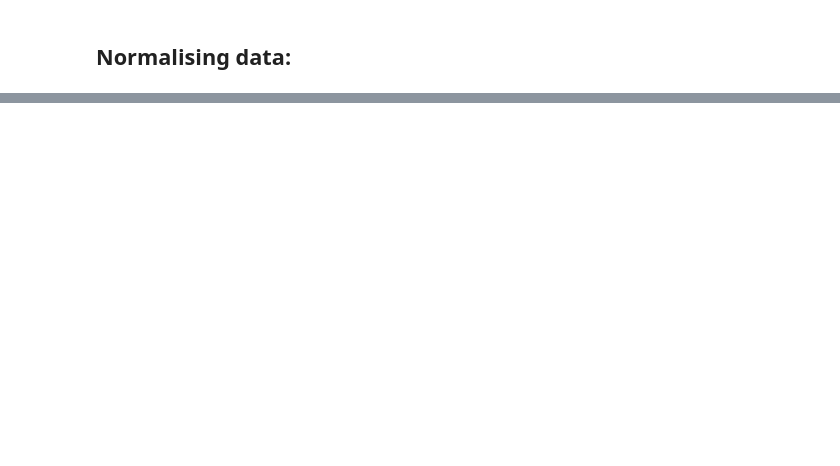
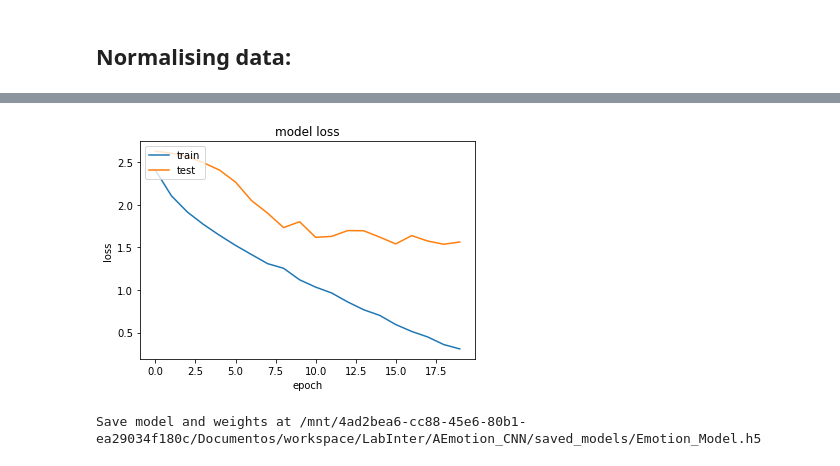
Before and after one commit to TulioChiodi/AEmotion, a Jupyter notebook: Baseline_Model_Playground.ipynb, the cells around one changed output, grey strips where cells are left out. Drawn from its saved outputs; the diff is of its cells as text; code cells hidden in the pictures; blank space fills up the shorter version.

```diff
--- a/Baseline_Model_Playground.ipynb
+++ b/Baseline_Model_Playground.ipynb
@@ -211,0 +294,32 @@ outfile.close()
+# %%
+# New model
+model = Sequential()
+model.add(Conv1D(256, 8, padding='same',input_shape=(X_train.shape[1],1)))  # X_train.shape[1] = No. of Columns
+model.add(Activation('relu'))
+model.add(Conv1D(256, 8, padding='same'))
+model.add(BatchNormalization())
+model.add(Activation('relu'))
+model.add(Dropout(0.25))
+model.add(MaxPooling1D(pool_size=(8)))
+model.add(Conv1D(128, 8, padding='same'))
+model.add(Activation('relu'))
+model.add(Conv1D(128, 8, padding='same'))
+model.add(Activation('relu'))
+model.add(Conv1D(128, 8, padding='same'))
+model.add(Activation('relu'))
+model.add(Conv1D(128, 8, padding='same'))
+model.add(BatchNormalization())
+model.add(Activation('relu'))
+model.add(Dropout(0.25))
+model.add(MaxPooling1D(pool_size=(8)))
+model.add(Conv1D(64, 8, padding='same'))
+model.add(Activation('relu'))
+model.add(Conv1D(64, 8, padding='same'))
+model.add(Activation('relu'))
+model.add(Flatten())
+model.add(Dense(14)) # Target class number
+model.add(Activation('softmax'))
+# opt = keras.optimizers.SGD(lr=0.0001, momentum=0.0, decay=0.0, nesterov=False)
+opt = keras.optimizers.Adam(lr=0.0001)
+# opt = keras.optimizers.rmsprop(lr=0.00001, decay=1e-6)
+model.summary()
@@ -211,0 +344,3 @@ outfile.close()
+# %%
+model.compile(loss='categorical_crossentropy', optimizer=opt, metrics=['accuracy'])
+model_history=model.fit(X_train, y_train, batch_size=16, epochs=20, validation_data=(X_test, y_test))
@@ -211,0 +365,27 @@ outfile.close()
+# %%
+plt.plot(model_history.history['loss'])
+plt.plot(model_history.history['val_loss'])
+plt.title('model loss')
+plt.ylabel('loss')
+plt.xlabel('epoch')
+plt.legend(['train', 'test'], loc='upper left')
+plt.show()
+# %% [output]
+[figure, added]
+# %%
+# Save model and weights
+model_name = 'Emotion_Model.h5'
+save_dir = os.path.join(os.getcwd(), 'saved_models')
+
+if not os.path.isdir(save_dir):
+    os.makedirs(save_dir)
+model_path = os.path.join(save_dir, model_name)
+model.save(model_path)
+print('Save model and weights at %s ' % model_path)
+
+# Save the model to disk
+model_json = model.to_json()
+with open("model_json.json", "w") as json_file:
+    json_file.write(model_json)
+# %% [output]
+Save model and weights at /mnt/4ad2bea6-cc88-45e6-80b1-ea29034f180c/Documentos/workspace/LabInter/AEmotion_CNN/saved_models/Emotion_Model.h5
```
Also changed, not shown: parts of 34 cells of this notebook.
